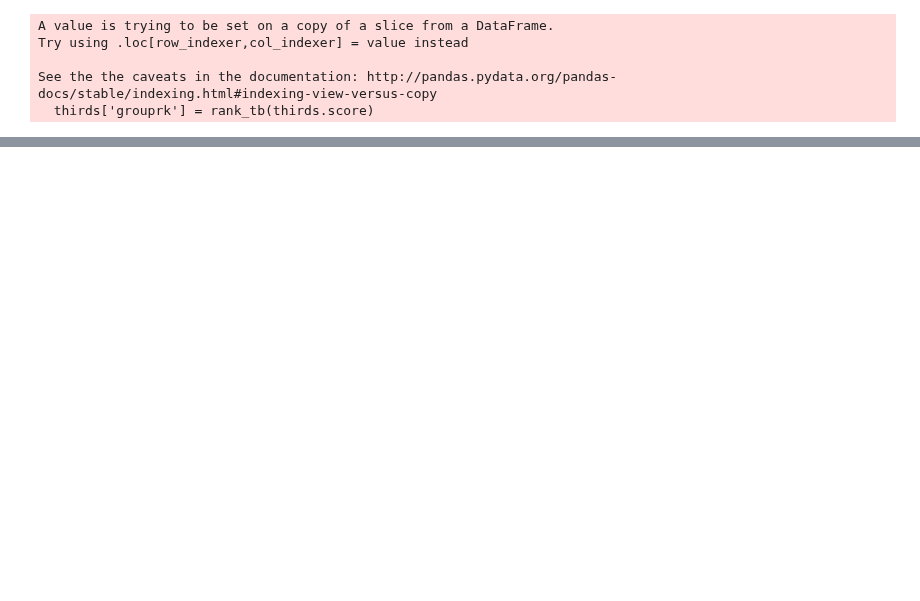
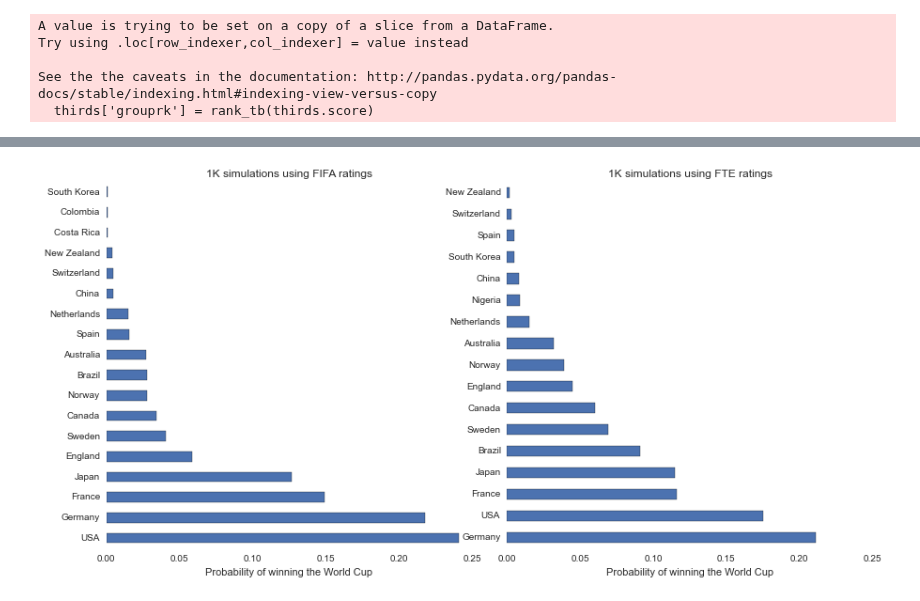
Before and after one commit to selwyth/wwc2015, a Jupyter notebook: normmodel.ipynb, the cells around one changed output, grey strips where cells are left out. Cells and saved outputs as stored; diff of their text form; code cells hidden in the pictures; blank space fills up the shorter version.

```diff
--- a/normmodel.ipynb
+++ b/normmodel.ipynb
@@ -130,0 +144,21 @@ for i, c in zip(ftedf.T, pal):
+# %%
+fifawinners = pd.Series([df.winner[52] for df in fifasim])
+fifawinners = fifawinners.value_counts() / float(1000)
+
+fig, (ax1, ax2) = plt.subplots(1,2, figsize=(12,6))
+plt.tight_layout()
+
+fifawinners.plot(kind='barh', ax=ax1)
+ax1.set_xlabel('Probability of winning the World Cup')
+ax1.set_title('1K simulations using FIFA ratings')
+
+ftewinners = pd.Series([df.winner[52] for df in ftesim])
+ftewinners = ftewinners.value_counts() / float(1000)
+
+ftewinners.plot(kind='barh', ax=ax2)
+ax2.set_xlabel('Probability of winning the World Cup')
+ax2.set_title('1K simulations using FTE ratings');
+
+fig.savefig('plots/winners.png')
+# %% [output]
+[figure, added]
```
Also changed, not shown: parts of 10 cells of this notebook, 12 other files.
